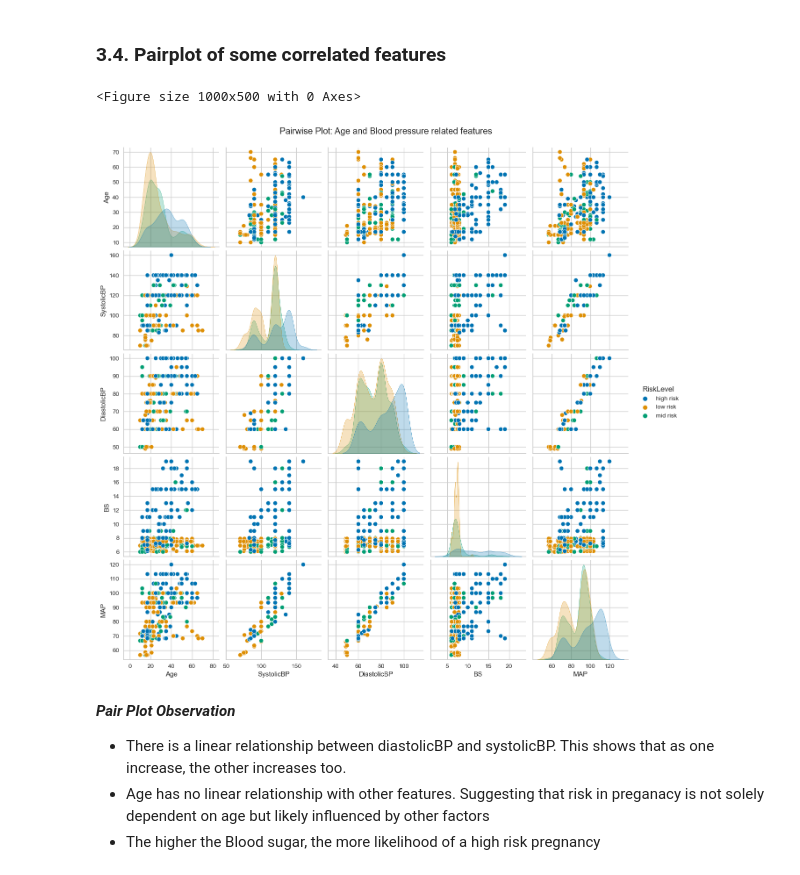
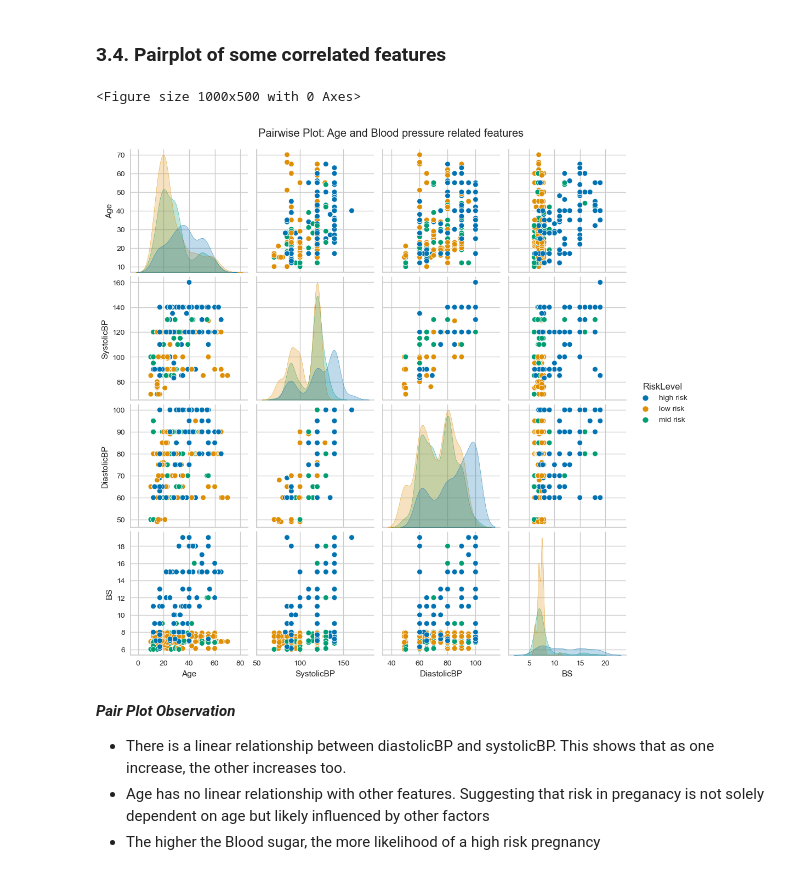
Before and after one commit to Maryannrichard/Maternal_health_research, a Jupyter notebook: MATERNAL_HEALTH_ML_CODE.ipynb, the cells around one changed output. Drawn from its saved outputs; the diff is of its cells as text; code cells hidden in the pictures.

```diff
--- a/MATERNAL_HEALTH_ML_CODE.ipynb
+++ b/MATERNAL_HEALTH_ML_CODE.ipynb
@@ -191,3 +192,0 @@ df['MAP'] = df['DiastolicBP'] + (1/3) * (df['SystolicBP'] - df['DiastolicBP'])
-# %%
-# Calculate Pulse Pressure
-df['PulsePressure'] = df['SystolicBP'] - df['DiastolicBP']
@@ -458,16 +436,16 @@ In order to overcome this, we will employ z-score standardization so as to make
 ### 3.4. Pairplot of some correlated features
 # %%
 # Define feature sets
-features_1 = ['Age', 'SystolicBP', 'DiastolicBP', 'BS', 'MAP']
+features_1 = ['Age', 'SystolicBP', 'DiastolicBP', 'BS']#'MAP']
 
 # Pairwise plot
 plt.figure(figsize=(10, 5))
 sns.pairplot(df, vars=features_1, hue='RiskLevel', palette='colorblind')
 plt.suptitle('Pairwise Plot: Age and Blood pressure related features', y=1.02)
 plt.show();
 # %% [output]
 <Figure size 1000x500 with 0 Axes>
-[figure, old version]
+[figure, new version]
 # %% [markdown]
 ***Pair Plot Observation***
 - There is a linear relationship between diastolicBP and systolicBP. This shows that as one increase, the other increases too.
```
Also changed, not shown: parts of 169 cells of this notebook.
